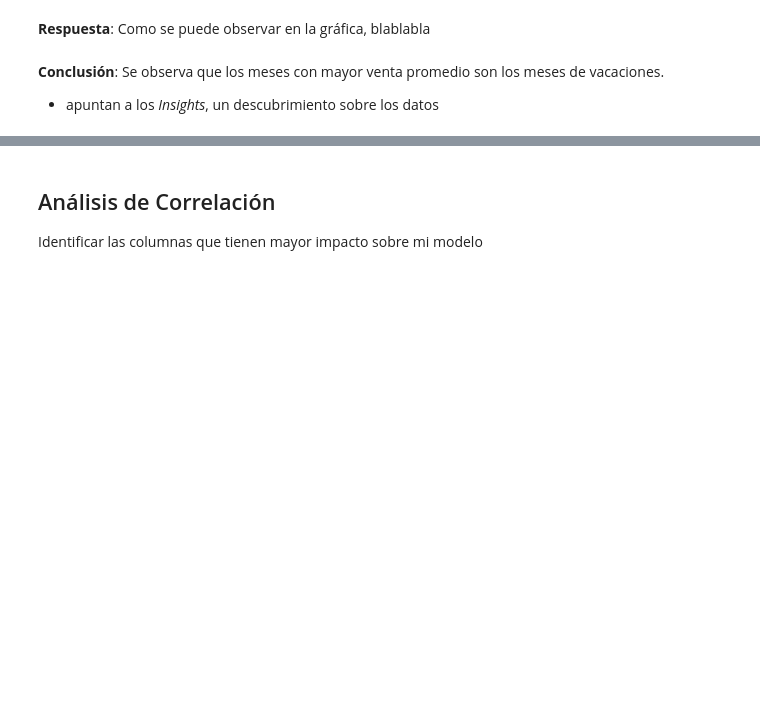
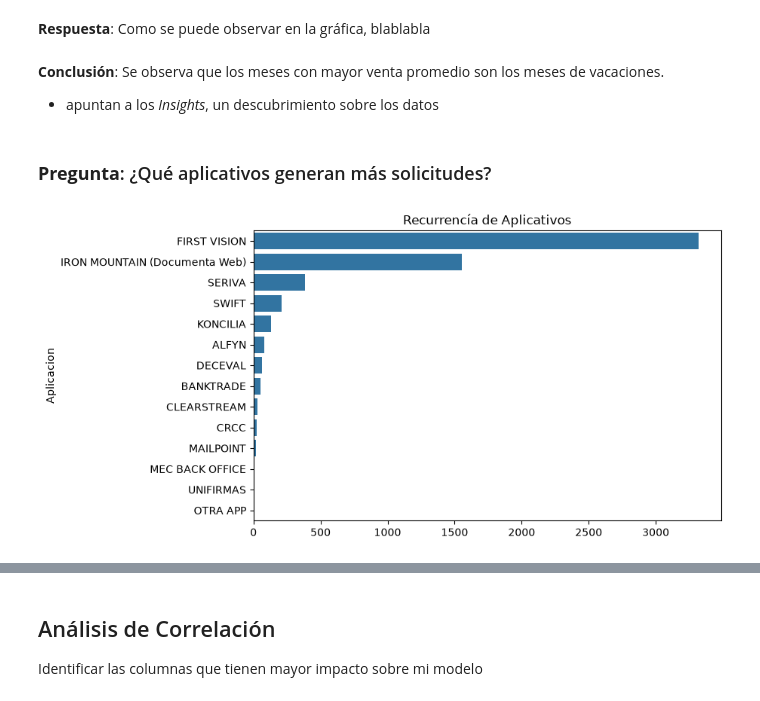
Before and after one commit to DiazJSC/AccesClean_proyecto, a Jupyter notebook: src/03_EDA.ipynb, the cells around one changed output, grey strips where cells are left out. Saved outputs shown, nothing was run; the diff lists cells and outputs as text; code cells hidden in the pictures; blank space fills up the shorter version.

```diff
--- a/src/03_EDA.ipynb
+++ b/src/03_EDA.ipynb
@@ -109,3 +110,14 @@ Name: vental_total, dtype: float64
 # %% [markdown]
 **Conclusión**: Se observa que los meses con mayor venta promedio son los meses de vacaciones.
 - apuntan a los _Insights_, un descubrimiento sobre los datos
+# %% [markdown]
+### **Pregunta**: ¿Qué aplicativos generan más solicitudes?
+# %%
+top = (df["Aplicacion"].value_counts().head(15))
+
+plt.figure(figsize=(8,5))
+sns.barplot(x=top.values,y=top.index)
+plt.title("Recurrencía de Aplicativos")
+plt.show()
+# %% [output]
+[figure, added]
```
Also changed, not shown: parts of 19 cells of this notebook, 1 other file.
